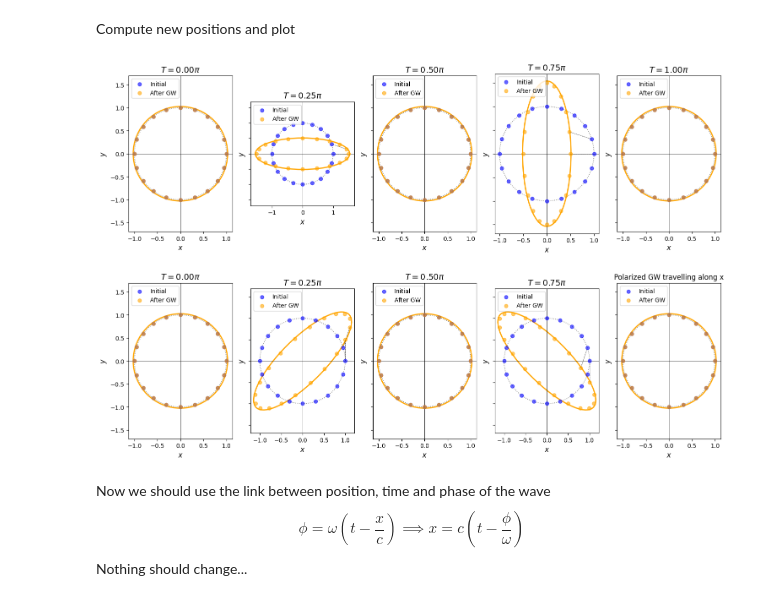
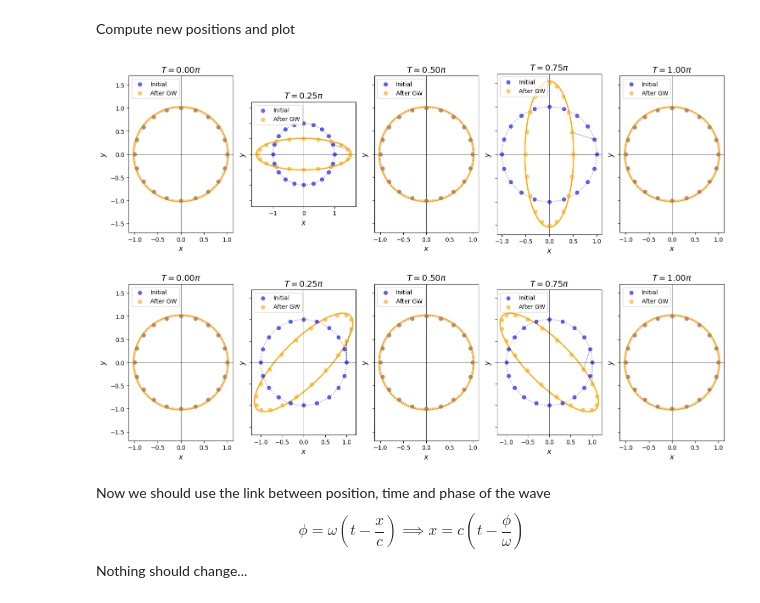
Before and after one commit to Richardforphys/AstroStatistics, a Jupyter notebook: AML/Notebooks/Others/GWs.ipynb, the cells around one changed output. Saved outputs shown, nothing was run; the diff lists cells and outputs as text; code cells hidden in the pictures.

```diff
--- a/AML/Notebooks/Others/GWs.ipynb
+++ b/AML/Notebooks/Others/GWs.ipynb
@@ -77,36 +77,34 @@ def plot_phase(ax, positions0, positions_new, phi, phase_label):
 # Create the subplots
 fig, axs = plt.subplots(2, P+1, figsize=(15, 10), sharex=False, sharey=True)
 
 # Loop over each polarization (A_plus and A_cross)
 for k in range(2):
     if k == 0:
         A_plus, A_cross = 1, 0  # "+" polarization
     else:
         A_plus, A_cross = 0, 1  # "×" polarization
 
     # Loop over each phase value
     for i, phi in enumerate(phases):
         ax = axs[k][i]
 
         # Calculate strain tensor h_ij
         h_22 = wave(A_plus, phi)
         h_33 = -h_22
         h_23 = h_32 = wave(A_cross, phi)
 
         h = np.array([[h_22, h_23],
                       [h_32, h_33]])
 
         # Get new positions after applying strain
         positions_new = get_positions(h, positions0)
 
         # Plot the phase results
         plot_phase(ax, positions0, positions_new, phi, f"Phase {i+1}")
 
-# Adjust layout for better spacing
-plt.title("Polarized GW travelling along x")
 plt.tight_layout()
 # %% [output]
-[figure, old version]
+[figure, new version]
 # %% [markdown]
 Now we should use the link between position, time and phase of the wave
 $$ \phi = \omega \left( t - \frac{x}{c} \right) \implies x = c\left(t - \frac{\phi}{\omega}\right)$$
```
Also changed, not shown: parts of 8 cells of this notebook.
